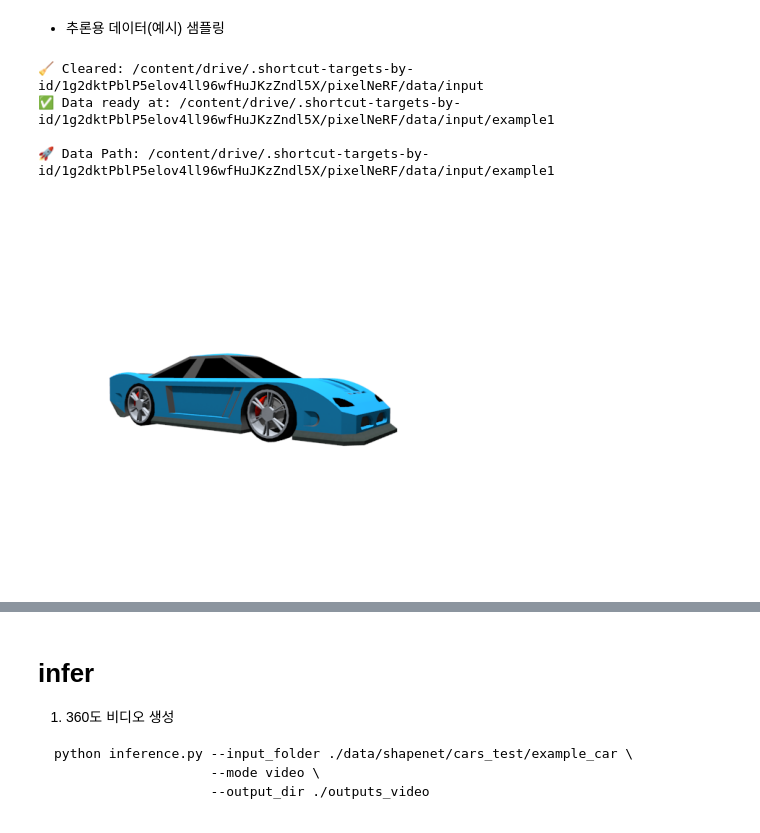
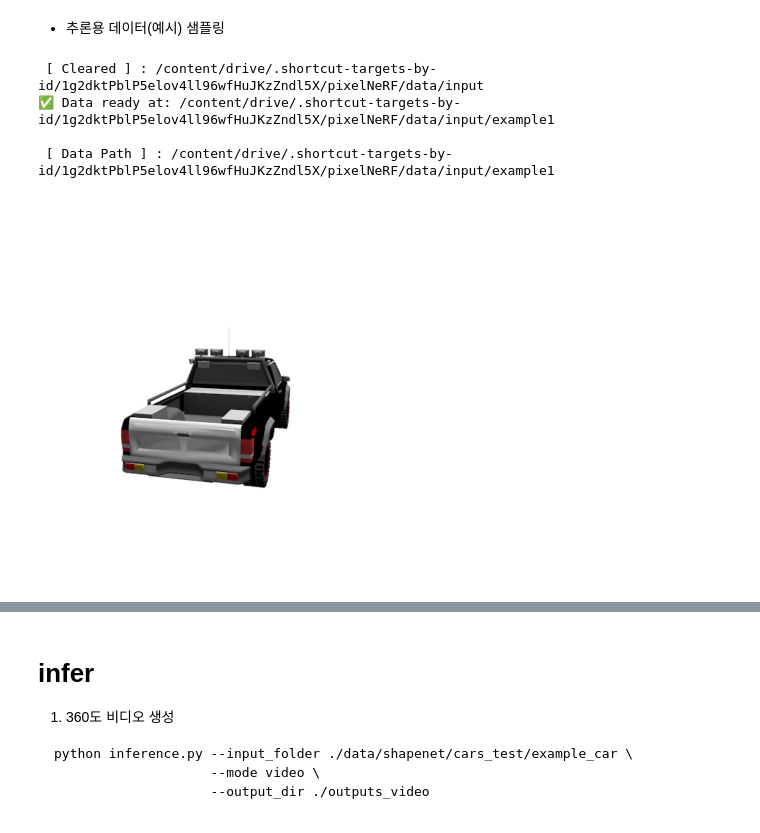
Before and after one commit to JY-maru/pixelNeRF-SSU, a Jupyter notebook: infer.ipynb, the cells around one changed output, grey strips where cells are left out. Drawn from its saved outputs; the diff is of its cells as text; code cells hidden in the pictures.

Commit message:
modified example

```diff
--- a/infer.ipynb
+++ b/infer.ipynb
@@ -37,37 +37,37 @@ Data ready at  : /content/pixNeRF_shapeNet_v2_data/
 import os
 import glob
 import shutil
 import importlib
 import matplotlib.pyplot as plt
 import matplotlib.image as mpimg
 
 from inference import DataPreprocessor
 
 # ================= Configuration =================
 SOURCE_DATA_ROOT = "/content/pixNeRF_shapeNet_v2_data/cars_test"
 TARGET_ROOT = os.path.join(os.getcwd(), "data", "input")
 OUTPUT_DIR_NAME = "example1"
 NUM_VIEWS = 6
 MAX_ELEVATION = 50.0
-TARGET_ID = "9e0eb55ae7af7f8a61fbb658aa965606"
+TARGET_ID = "c6b98edfbb65320654b49557f8ea8b42"
 # =================================================
 
 preprocessor = DataPreprocessor(SOURCE_DATA_ROOT, TARGET_ROOT, OUTPUT_DIR_NAME)
 generated_path, selected_obj_id = preprocessor.prepare_data(NUM_VIEWS, MAX_ELEVATION, TARGET_ID)
 
 if generated_path:
     print(f"\n [ Data Path ] : {generated_path}")
     preview_images = glob.glob(os.path.join(generated_path, 'rgb', '*'))
     if preview_images:
         plt.imshow(mpimg.imread(preview_images[0]))
         plt.axis('off')
         plt.show()
 # %% [output]
-🧹 Cleared: /content/drive/.shortcut-targets-by-id/1g2dktPblP5elov4ll96wfHuJKzZndl5X/pixelNeRF/data/input
+ [ Cleared ] : /content/drive/.shortcut-targets-by-id/1g2dktPblP5elov4ll96wfHuJKzZndl5X/pixelNeRF/data/input
 ✅ Data ready at: /content/drive/.shortcut-targets-by-id/1g2dktPblP5elov4ll96wfHuJKzZndl5X/pixelNeRF/data/input/example1
 
-🚀 Data Path: /content/drive/.shortcut-targets-by-id/1g2dktPblP5elov4ll96wfHuJKzZndl5X/pixelNeRF/data/input/example1
+ [ Data Path ] : /content/drive/.shortcut-targets-by-id/1g2dktPblP5elov4ll96wfHuJKzZndl5X/pixelNeRF/data/input/example1
-[figure, old version]
+[figure, new version]
 # %%
 import os
 import glob
```
Also changed, not shown: parts of 3 cells of this notebook, 37 other files.
